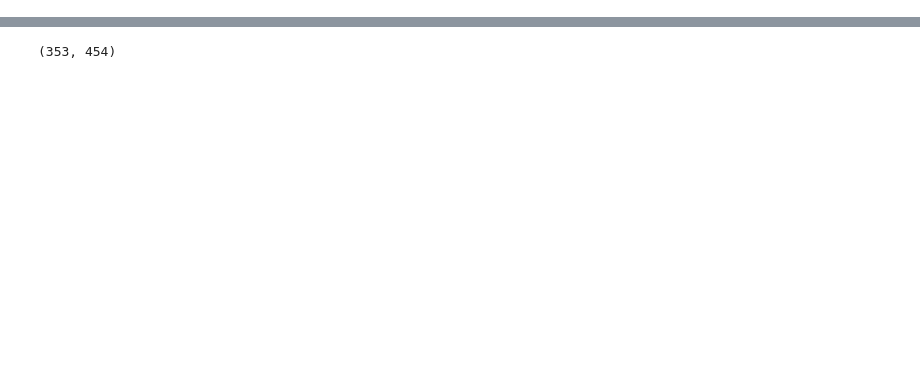
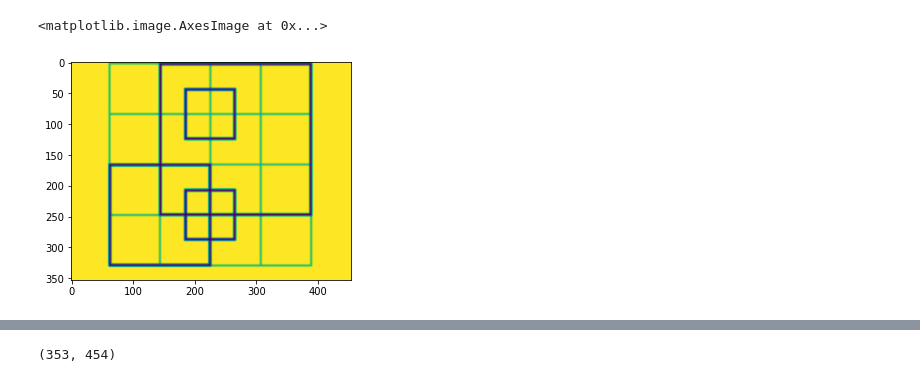
Before and after one commit to WilliamAshbee/computervision, a Jupyter notebook: homework2/HarrisCornerDetection.ipynb, the cells around one changed output, grey strips where cells are left out. Saved outputs shown, nothing was run; the diff lists cells and outputs as text; code cells hidden in the pictures; blank space fills up the shorter version.

```diff
--- a/homework2/HarrisCornerDetection.ipynb
+++ b/homework2/HarrisCornerDetection.ipynb
@@ -13,3 +21,8 @@ drive.mount('/content/drive')
+# %%
+plt.imshow(gaussian_filter(imggray, sigma=1))
+# %% [output]
+<matplotlib.image.AxesImage at 0x...>
+[figure, added]
 # %%
 from scipy import signal as sig
 import numpy as np
```
Also changed, not shown: parts of 12 cells of this notebook.
